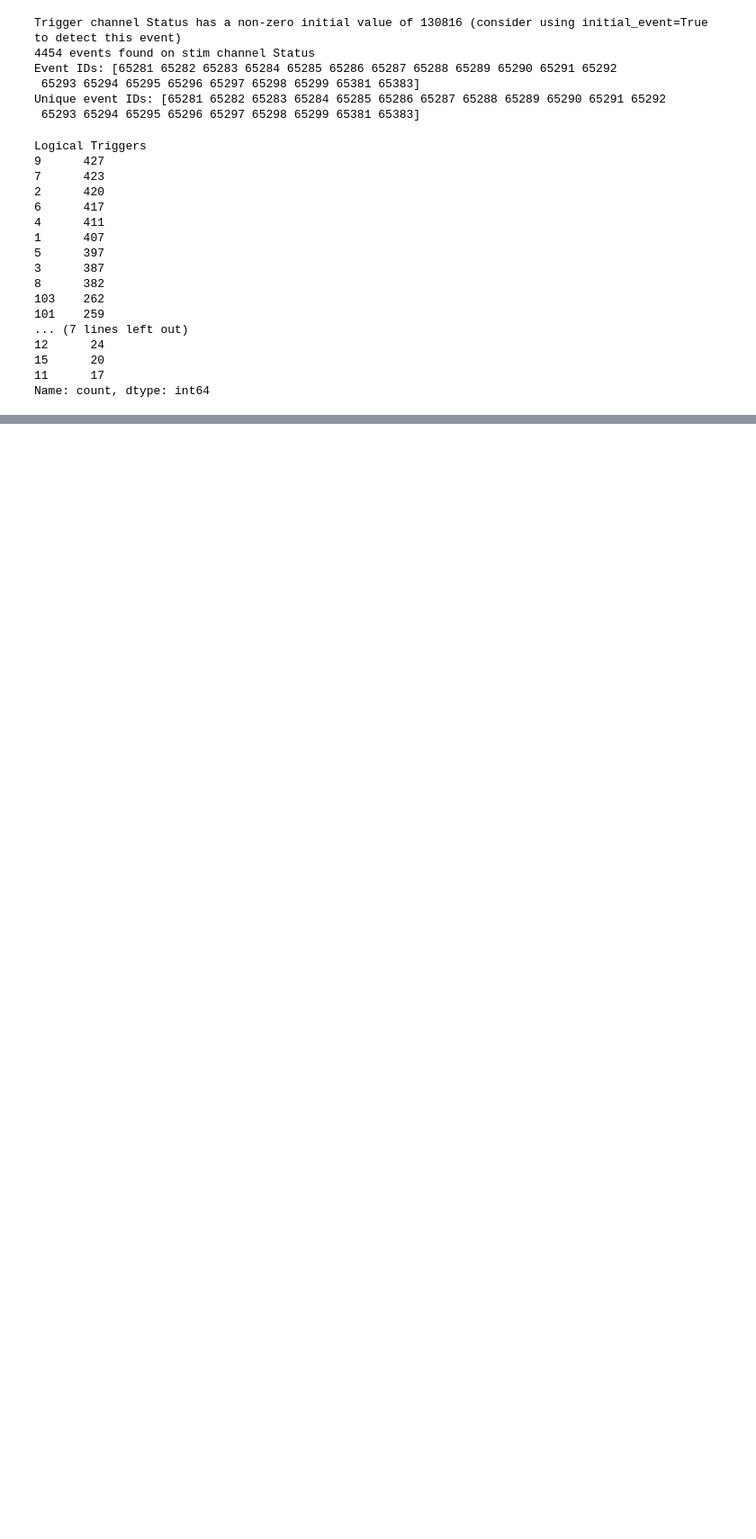
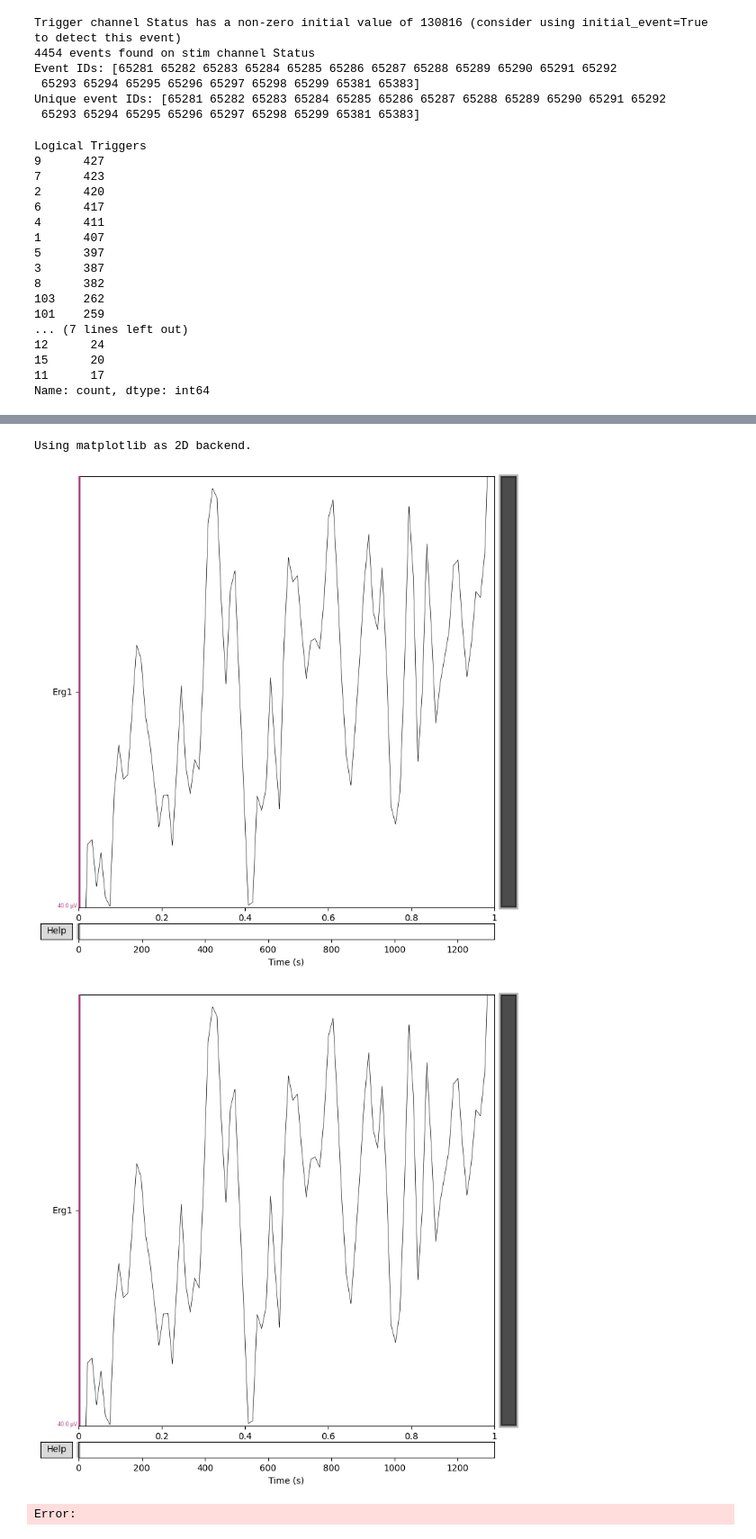
Before and after one commit to tomjefferis/Visual-Acuity-P3, a Jupyter notebook: analysis.ipynb, the cells around one changed output, grey strips where cells are left out. Shown at 90% size. Saved outputs shown, nothing was run; the diff lists cells and outputs as text; code cells hidden in the pictures; blank space fills up the shorter version.

```diff
--- a/analysis.ipynb
+++ b/analysis.ipynb
@@ -138,0 +162,9 @@ Need more than one channel to make topography for eeg. Disabling interactivity.
+# %%
+#plot stimulus channel
+stim_channel = raw.copy().pick('Erg1')
+stim_channel.plot(title='Stimulus Channel - Status', duration=1)
+# %% [output]
+Using matplotlib as 2D backend.
+[figure, added]
+[figure, added]
+Error:
```
Also changed, not shown: parts of 4 cells of this notebook, 1 other file.
